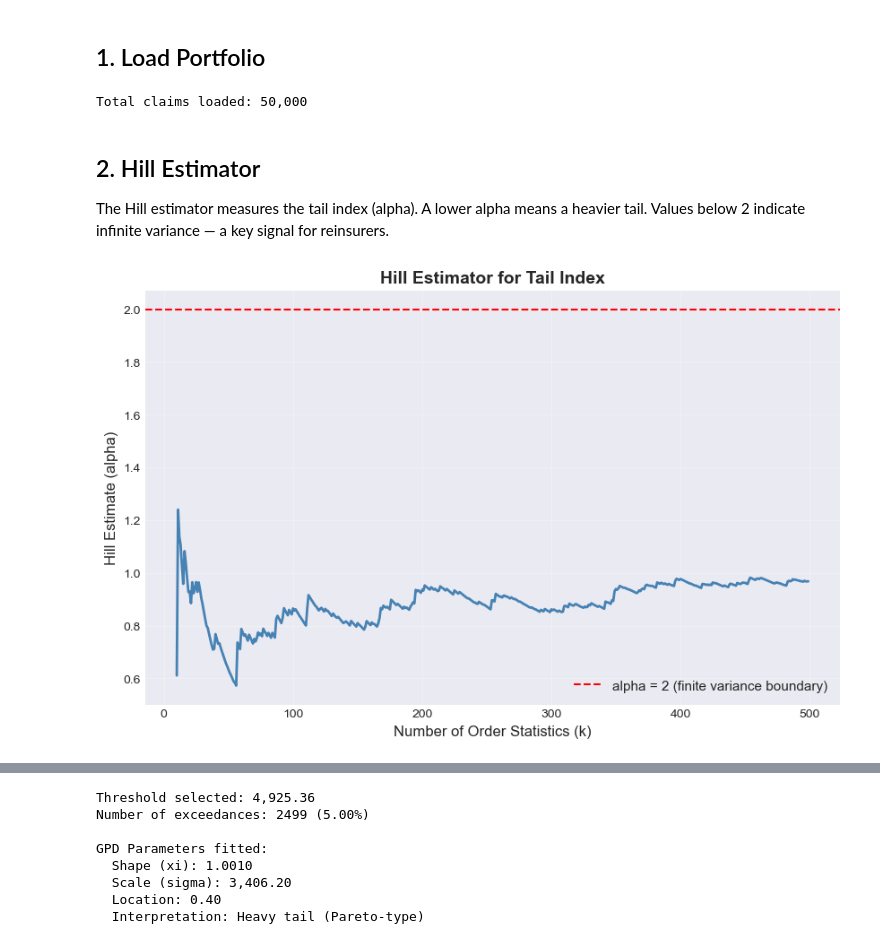
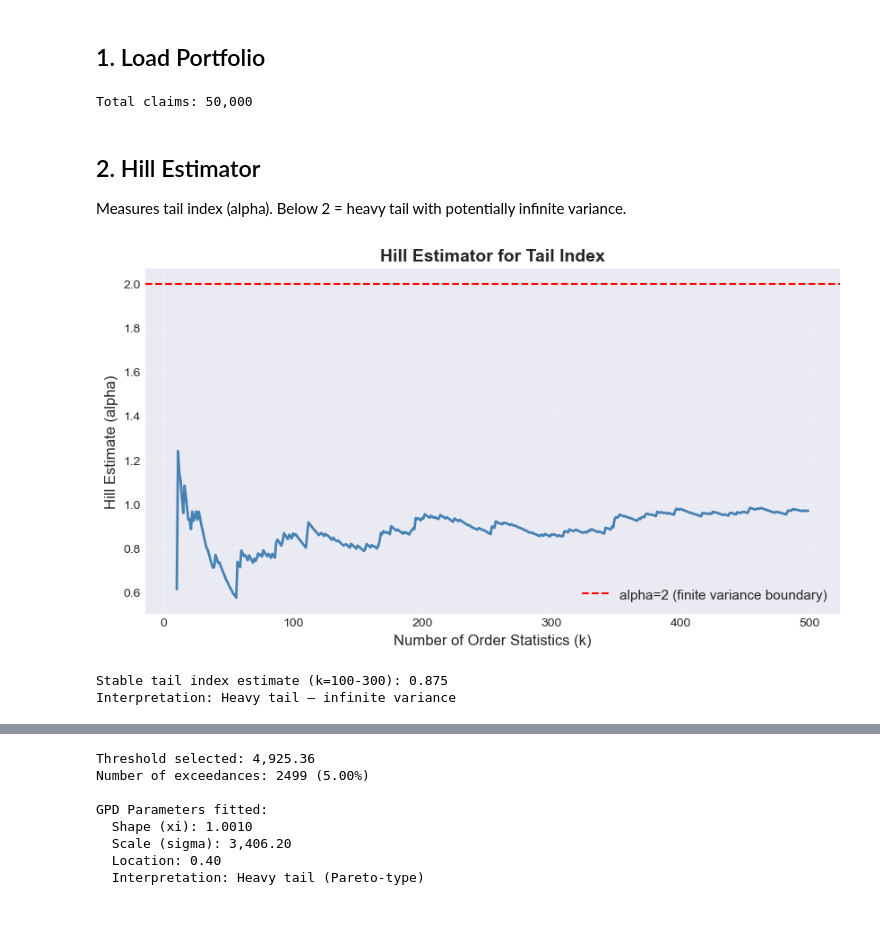
Before and after one commit to arthurpmotta02/reinsurance-portfolio-optimization, a Jupyter notebook: notebooks/02_extreme_value_theory.ipynb, the cells around one changed output, grey strips where cells are left out. Drawn from its saved outputs; the diff is of its cells as text; code cells hidden in the pictures; blank space fills up the shorter version.

```diff
--- a/notebooks/02_extreme_value_theory.ipynb
+++ b/notebooks/02_extreme_value_theory.ipynb
@@ -22,27 +21,33 @@ plt.style.use('seaborn-v0_8-darkgrid')
 # %%
 df = pd.read_csv('../data/processed/claims_cleaned.csv')
 losses = df['loss'].values
-print(f'Total claims loaded: {len(losses):,}')
+print(f'Total claims: {len(losses):,}')
 # %% [output]
-Total claims loaded: 50,000
+Total claims: 50,000
-# %% [markdown]
-## 2. Hill Estimator
-
-The Hill estimator measures the tail index (alpha). A lower alpha means a heavier tail.
-Values below 2 indicate infinite variance — a key signal for reinsurers.
+# %% [markdown]
+## 2. Hill Estimator
+
+Measures tail index (alpha). Below 2 = heavy tail with potentially infinite variance.
 # %%
 k_values, hill_estimates = hill_estimator(losses)
 
-fig, ax = plt.subplots(figsize=(10, 6))
+fig, ax = plt.subplots(figsize=(10, 5))
 ax.plot(k_values, hill_estimates, linewidth=2, color='steelblue')
 ax.set_xlabel('Number of Order Statistics (k)', fontsize=12)
 ax.set_ylabel('Hill Estimate (alpha)', fontsize=12)
 ax.set_title('Hill Estimator for Tail Index', fontsize=14, fontweight='bold')
 ax.grid(True, alpha=0.3)
-ax.axhline(y=2, color='red', linestyle='--', linewidth=1.5, label='alpha = 2 (finite variance boundary)')
+ax.axhline(y=2, color='red', linestyle='--', linewidth=1.5,
+           label='alpha=2 (finite variance boundary)')
 ax.legend(fontsize=11)
 
 plt.savefig('../results/figures/05_hill_estimator.png', dpi=300, bbox_inches='tight')
 plt.show()
+
+stable_alpha = np.median(hill_estimates[100:300])
+print(f'Stable tail index estimate (k=100-300): {stable_alpha:.3f}')
+print(f'Interpretation: {"Heavy tail — infinite variance" if stable_alpha < 1 else "Heavy tail — finite variance" if stable_alpha < 2 else "Moderate tail"}')
 # %% [output]
-[figure, old version]
+[figure, new version]
+Stable tail index estimate (k=100-300): 0.875
+Interpretation: Heavy tail — infinite variance
```
Also changed, not shown: parts of 11 cells of this notebook, 15 other files.
